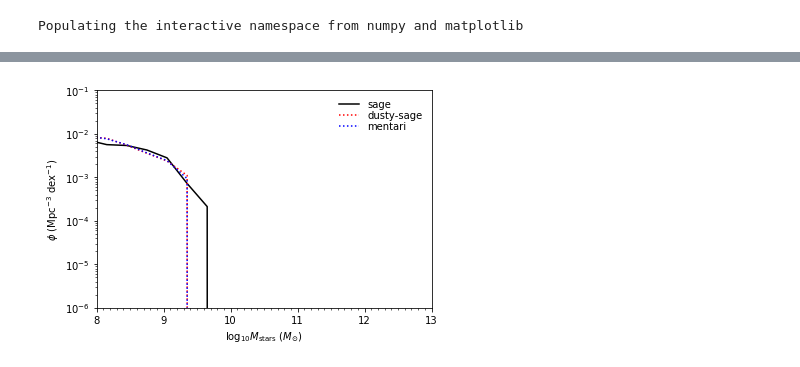
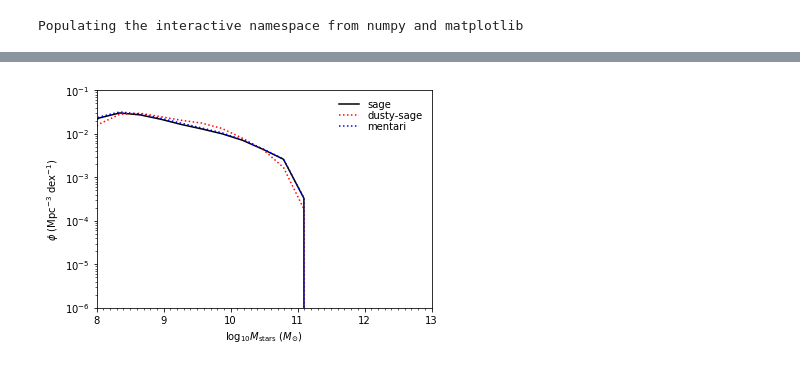
Before and after one commit to dptriani/mentari, a Jupyter notebook: For-dusty-sage.ipynb, the cells around one changed output, grey strips where cells are left out. Drawn from its saved outputs; the diff is of its cells as text; code cells hidden in the pictures.

Commit message:
new code incorporating dusty-sage output

```diff
--- a/For-dusty-sage.ipynb
+++ b/For-dusty-sage.ipynb
@@ -184,5 +957,8 @@ def galdtype():
 # %%
 def read_one_file(name, Galdesc):
+    '''
+    Read each output file and store based on galaxy propertiest listed in galdtype or galdtype_dusty
+    '''
     fin = open(name, 'rb')
     Ntrees = np.fromfile(fin,np.dtype(np.int32),1)[0]
     NtotGals = np.fromfile(fin,np.dtype(np.int32),1)[0]
@@ -191,7 +967,7 @@ def read_one_file(name, Galdesc):
     G = G.view(recarray)
     return G
 # %%
-Galdesc = galdtype()
+Galdesc = galdtype(align=True)
 Galdesc_dusty = galdtype_dusty(align=True)
 
 G_history = [0]*len(redshift)
@@ -200,7 +976,6 @@ G_history_dusty = [0]*len(redshift)
 for i in range(len(redshift)):
     G_snap = []
     G_snap_dusty = []
-#    G_snap2 = []
     GalsTree = []
 
     for k in range(firstfile, lastfile+1):
@@ -400,10 +997,0 @@ def calculate_mass_and_metals(tree, snap_limit):
-# %%
-#directory = "mini-millennium/"
-directory = "../dusty-sage/src/auxdata/trees/save-stellar-DTG/"
-Mass = []
-Metals = []
-
-for tree in iterate_trees(directory):
-    mass, metal = calculate_mass_and_metals(tree, 63)
-    Mass.extend(mass)
-    Metals.extend(metal)
@@ -413,3 +998,7 @@ Metals = np.array(Metals)
+# %%
+snap_limit = 37
+mass_sage, metals_sage = build_mass_and_metallicity_history(0, directory, snap_limit)
+mass_dusty, metals_dusty = build_mass_and_metallicity_history(1, directory_dusty, snap_limit)
 # %%
 plt.figure()
 ax = plt.subplot(111)
@@ -417,13 +1006,13 @@ ax = plt.subplot(111)
 binwidth = 0.3
 rec_frac=0.43
 Hubble_h = 0.73
-w = np.where((G_history[0].StellarMass > 0) & (G_history[0].MetalsStellarMass > 0))[0]
-mass = np.log10(G_history[0].MetalsStellarMass[w] * 1.e10 / Hubble_h)
-w1 = np.where((G_history_dusty[0].StellarMass > 0.0))[0]
-mass1 = np.log10(G_history_dusty[0].MetalsStellarMass[w1] * 1.e10 / Hubble_h)
+w = np.where((G_history[1].StellarMass > 0) & (G_history[1].MetalsStellarMass > 0))[0]
+mass = np.log10(G_history[1].StellarMass[w] * 1.e10 / Hubble_h)
+w1 = np.where((G_history_dusty[1].StellarMass > 0.0)& (G_history_dusty[1].MetalsStellarMass > 0))[0]
+mass1 = np.log10(G_history_dusty[1].StellarMass[w1] * 1.e10 / Hubble_h)
 
-w2 = np.where((Metals[:,63] / Hubble_h > 0) & (Mass[:,63] / Hubble_h > 0))[0]
-mass2 = np.log10(Metals[:,63][w2] / Hubble_h)
+w2 = np.where((metals_sage[:,37] > 0) & (mass_sage[:,37] / Hubble_h > 0))[0]
+mass2 = np.log10(mass_sage[:,37][w2] / Hubble_h)
 
 #c_mass = np.log10(MassHist_old[0]*MetalHist_old[0] * (1. - rec_frac) / Hubble_h) #final computed mass #final computed mass
 
@@ -497,34 +1086,34 @@ Baldry = np.array([
             [11.75, 1.2571e-05, 1.2571e-05],
             [11.85, 8.4589e-06, 8.4589e-06],
             [11.95, 7.4764e-06, 7.4764e-06],
             ], dtype=np.float32)
 
 Baldry_xval = np.log10(10 ** Baldry[:, 0]  /Hubble_h/Hubble_h)
 Baldry_xval = Baldry_xval - 0.26  # convert back to Chabrier IMF
 Baldry_yvalU = (Baldry[:, 1]+Baldry[:, 2]) * Hubble_h*Hubble_h*Hubble_h
 Baldry_yvalL = (Baldry[:, 1]-Baldry[:, 2]) * Hubble_h*Hubble_h*Hubble_h
 
 plt.fill_between(Baldry_xval, Baldry_yvalU, Baldry_yvalL, facecolor='purple', alpha=0.25, label='Baldry et al. 2008 (z=0.1)')
 '''
 
 plt.yscale('log', nonposy='clip')
 plt.axis([8.0, 13.0, 1.0e-6, 1.0e-1])
 
 # Set the x-axis minor ticks
 ax.xaxis.set_minor_locator(plt.MultipleLocator(0.1))
 
 plt.ylabel(r'$\phi\ (\mathrm{Mpc}^{-3}\ \mathrm{dex}^{-1})$')  # Set the y...
 plt.xlabel(r'$\log_{10} M_{\mathrm{stars}}\ (M_{\odot})$')  # and the x-axis labels
 
 leg = plt.legend(loc=0, numpoints=1, labelspacing=0.1)
 leg.draw_frame(False)  # Don't want a box frame
 for t in leg.get_texts():  # Reduce the size of the text
     t.set_fontsize('medium')
 
 #plt.savefig('SMF_z0.png')
 plt.show()
 # %% [output]
-[figure, old version]
+[figure, new version]
 # %%
 #given_metals = np.log10(G_history[0].MetalsStellarMass/G_history[0].StellarMass)
 given_metals = np.log10(G_history_dusty[0].MetalsStellarMass * 1e10/ Hubble_h)
```
Also changed, not shown: parts of 54 cells of this notebook, 1 other file.
